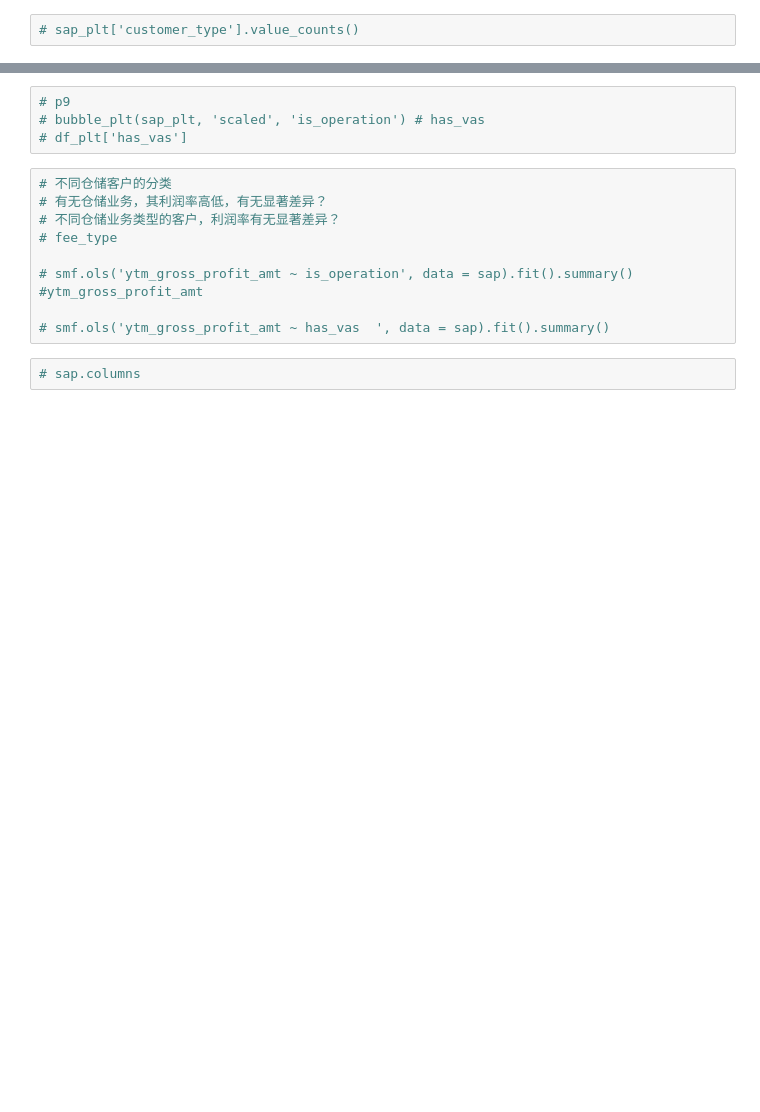
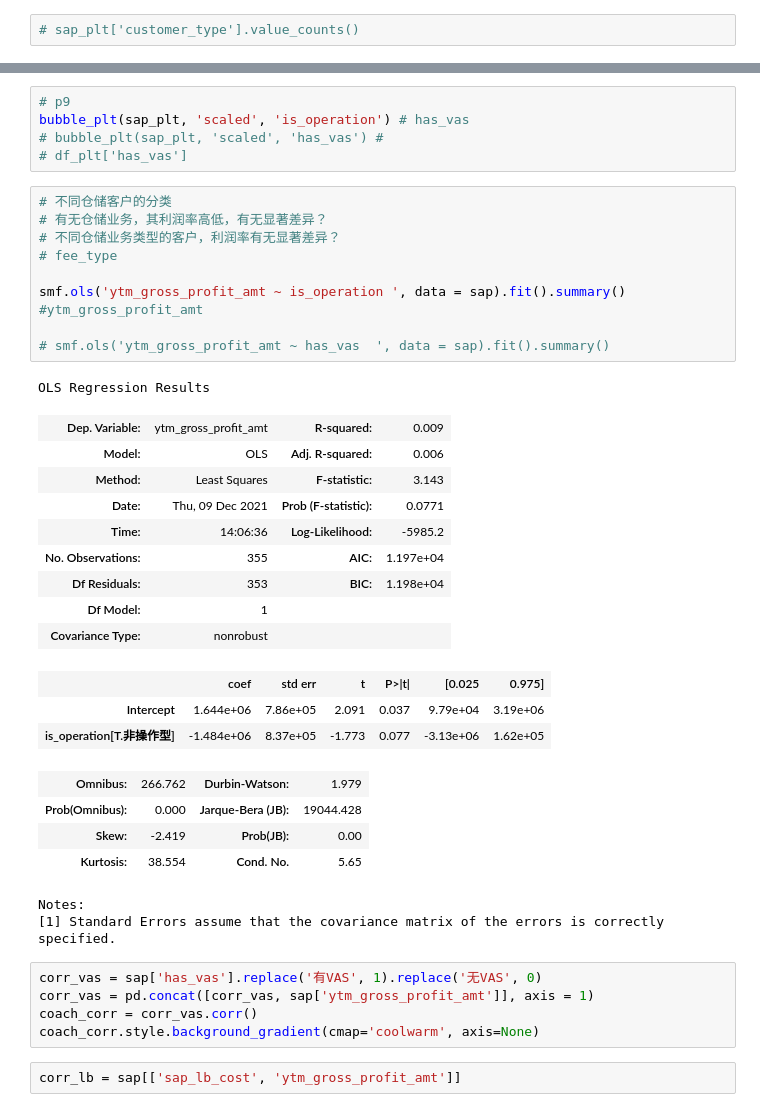
Before and after one commit to fyenne/play8_paint, a Jupyter notebook: data_down/Untitled-1.ipynb, the cells around one changed output, grey strips where cells are left out. Cells and saved outputs as stored; diff of their text form; blank space fills up the shorter version.

```diff
--- a/data_down/Untitled-1.ipynb
+++ b/data_down/Untitled-1.ipynb
@@ -390,15 +476,41 @@ px.bar(data_frame= sap_plt, x = 'customer_type',  hover_data=['customer_name'],
 # %%
 # p9
-# bubble_plt(sap_plt, 'scaled', 'is_operation') # has_vas
+bubble_plt(sap_plt, 'scaled', 'is_operation') # has_vas
+# bubble_plt(sap_plt, 'scaled', 'has_vas') #
 # df_plt['has_vas']
 # %%
 # 不同仓储客户的分类
 # 有无仓储业务，其利润率高低，有无显著差异？
 # 不同仓储业务类型的客户，利润率有无显著差异？
 # fee_type
 
-# smf.ols('ytm_gross_profit_amt ~ is_operation', data = sap).fit().summary() #ytm_gross_profit_amt
+smf.ols('ytm_gross_profit_amt ~ is_operation ', data = sap).fit().summary() #ytm_gross_profit_amt
 
 # smf.ols('ytm_gross_profit_amt ~ has_vas  ', data = sap).fit().summary()
+# %% [output]
+OLS Regression Results
+| Dep. Variable: | ytm_gross_profit_amt | R-squared: | 0.009 |
+| Model: | OLS | Adj. R-squared: | 0.006 |
+| Method: | Least Squares | F-statistic: | 3.143 |
+| Date: | Thu, 09 Dec 2021 | Prob (F-statistic): | 0.0771 |
+| Time: | 14:06:36 | Log-Likelihood: | -5985.2 |
+| No. Observations: | 355 | AIC: | 1.197e+04 |
+| Df Residuals: | 353 | BIC: | 1.198e+04 |
+| Df Model: | 1 |  |  |
+| Covariance Type: | nonrobust |  |  |
+|  | coef | std err | t | P>|t| | [0.025 | 0.975] |
+| Intercept | 1.644e+06 | 7.86e+05 | 2.091 | 0.037 | 9.79e+04 | 3.19e+06 |
+| is_operation[T.非操作型] | -1.484e+06 | 8.37e+05 | -1.773 | 0.077 | -3.13e+06 | 1.62e+05 |
+| Omnibus: | 266.762 | Durbin-Watson: | 1.979 |
+| Prob(Omnibus): | 0.000 | Jarque-Bera (JB): | 19044.428 |
+| Skew: | -2.419 | Prob(JB): | 0.00 |
+| Kurtosis: | 38.554 | Cond. No. | 5.65 |
+Notes:
+[1] Standard Errors assume that the covariance matrix of the errors is correctly specified.
-# %%
-# sap.columns
+# %%
+corr_vas = sap['has_vas'].replace('有VAS', 1).replace('无VAS', 0)
+corr_vas = pd.concat([corr_vas, sap['ytm_gross_profit_amt']], axis = 1)
+coach_corr = corr_vas.corr()
+coach_corr.style.background_gradient(cmap='coolwarm', axis=None)
+# %%
+corr_lb = sap[['sap_lb_cost', 'ytm_gross_profit_amt']]
```
Also changed, not shown: parts of 60 cells of this notebook, 2 other files.
